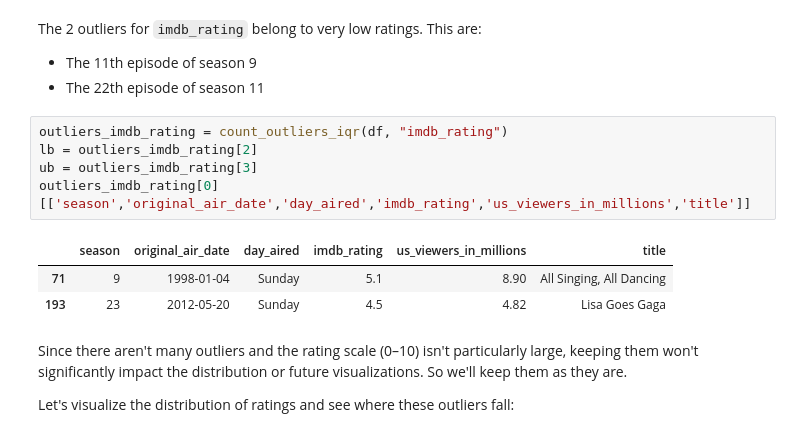
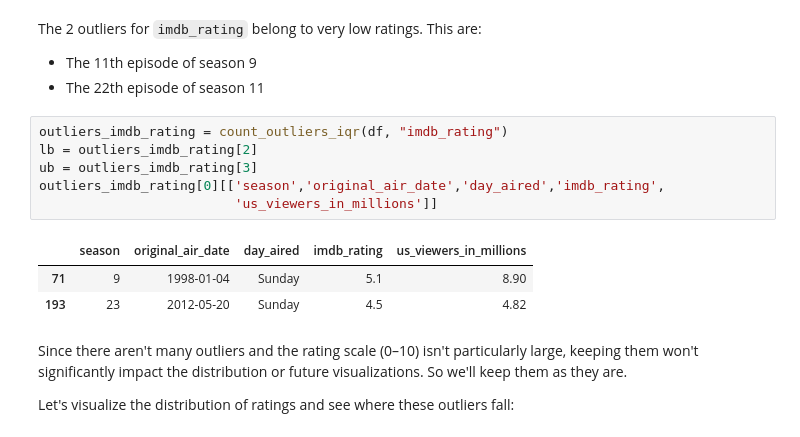
Before and after one commit to kelokito/dv-simpsons, a Jupyter notebook: src/AdriàEspinoza_BielManté.ipynb, the cells around one changed output. Saved outputs shown, nothing was run; the diff lists cells and outputs as text.

```diff
--- a/src/AdriàEspinoza_BielManté.ipynb
+++ b/src/AdriàEspinoza_BielManté.ipynb
@@ -126,12 +142,13 @@ The 2 outliers for `imdb_rating` belong to very low ratings. This are:
 # %%
 outliers_imdb_rating = count_outliers_iqr(df, "imdb_rating")
 lb = outliers_imdb_rating[2]
 ub = outliers_imdb_rating[3]
-outliers_imdb_rating[0][['season','original_air_date','day_aired','imdb_rating','us_viewers_in_millions','title']]
+outliers_imdb_rating[0][['season','original_air_date','day_aired','imdb_rating',
+                         'us_viewers_in_millions']]
 # %% [output]
-|  | season | original_air_date | day_aired | imdb_rating | us_viewers_in_millions | title |
-| 71 | 9 | 1998-01-04 | Sunday | 5.1 | 8.90 | All Singing, All Dancing |
-| 193 | 23 | 2012-05-20 | Sunday | 4.5 | 4.82 | Lisa Goes Gaga |
+|  | season | original_air_date | day_aired | imdb_rating | us_viewers_in_millions |
+| 71 | 9 | 1998-01-04 | Sunday | 5.1 | 8.90 |
+| 193 | 23 | 2012-05-20 | Sunday | 4.5 | 4.82 |
 # %% [markdown]
 Since there aren't many outliers and the rating scale (0–10) isn't particularly large, keeping them won't significantly impact the distribution or future visualizations. So we'll keep them as they are.
 
```
Also changed, not shown: parts of 22 cells of this notebook, 2 other files.
